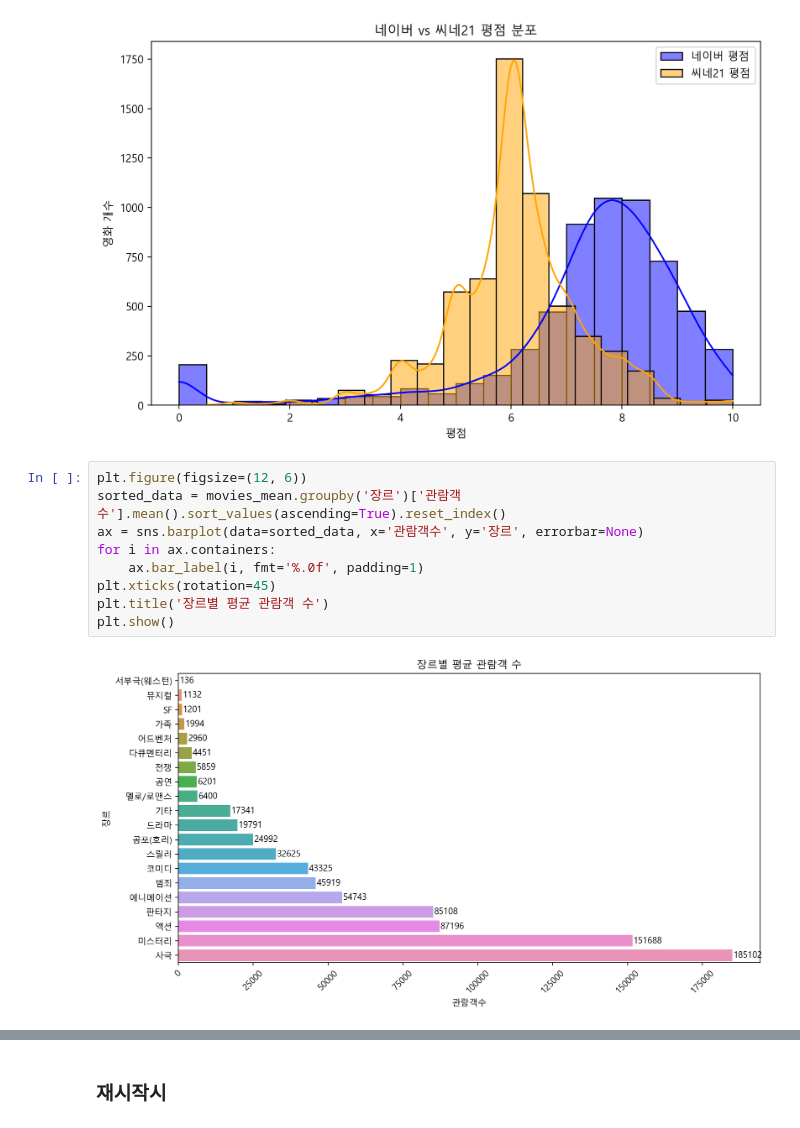
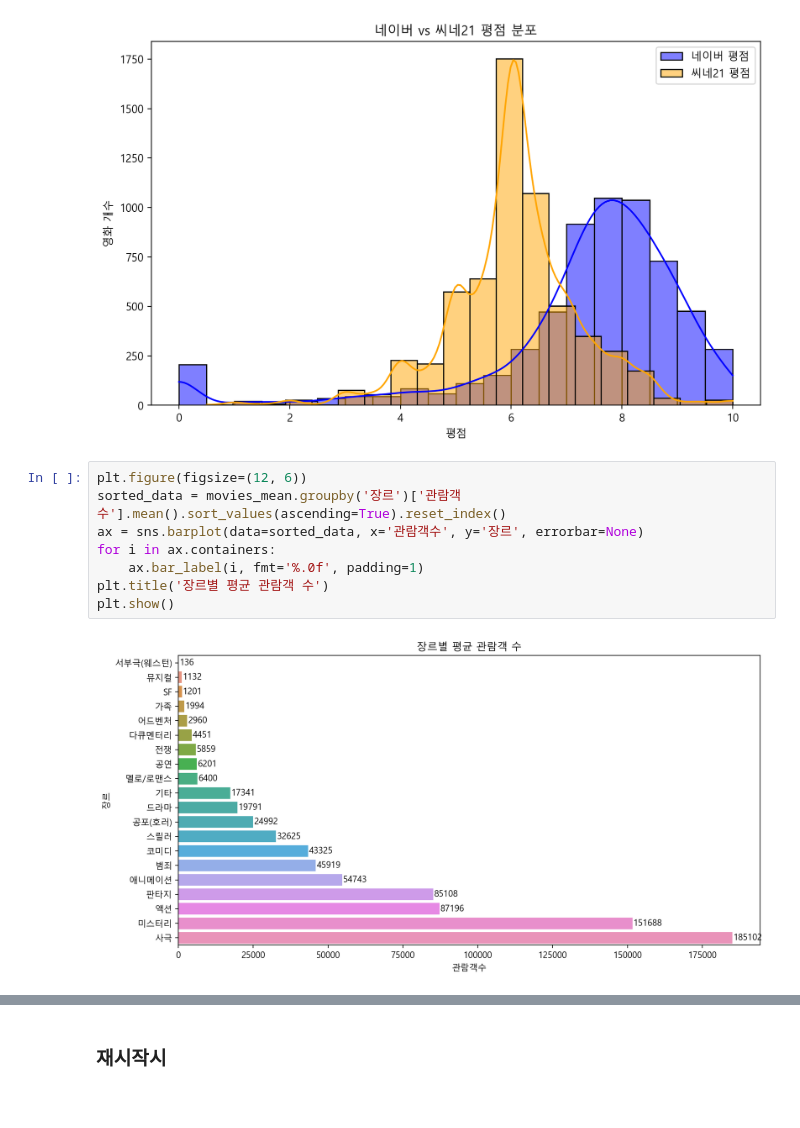
Before and after one commit to yeonhwa88/1stPersonalProject, a Jupyter notebook: movie_project.ipynb, the cells around one changed output, grey strips where cells are left out. Saved outputs shown, nothing was run; the diff lists cells and outputs as text.

```diff
--- a/movie_project.ipynb
+++ b/movie_project.ipynb
@@ -523,11 +528,10 @@ plt.show()
 # %%
 plt.figure(figsize=(12, 6))
 sorted_data = movies_mean.groupby('장르')['관람객수'].mean().sort_values(ascending=True).reset_index()
 ax = sns.barplot(data=sorted_data, x='관람객수', y='장르', errorbar=None)
 for i in ax.containers:
     ax.bar_label(i, fmt='%.0f', padding=1)
-plt.xticks(rotation=45)
 plt.title('장르별 평균 관람객 수')
 plt.show()
 # %% [output]
-[figure, old version]
+[figure, new version]
```
Also changed, not shown: parts of 17 cells of this notebook.
